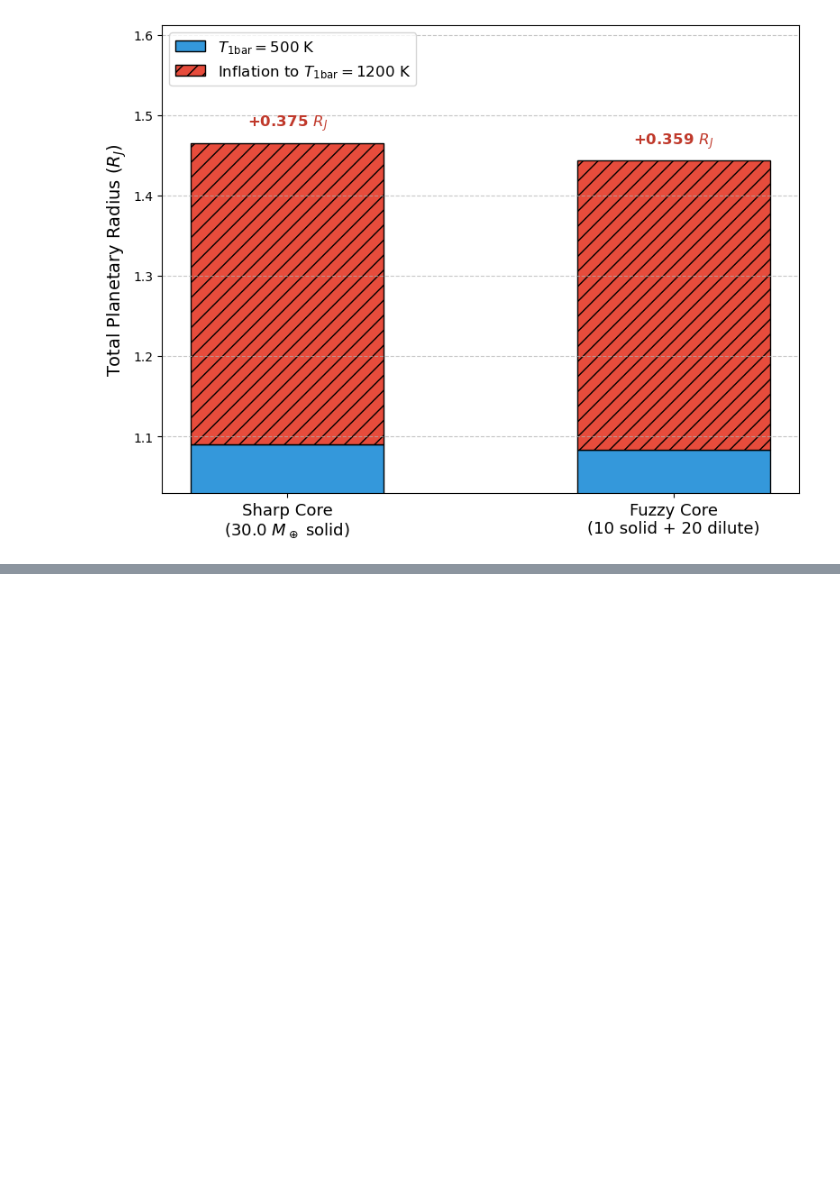
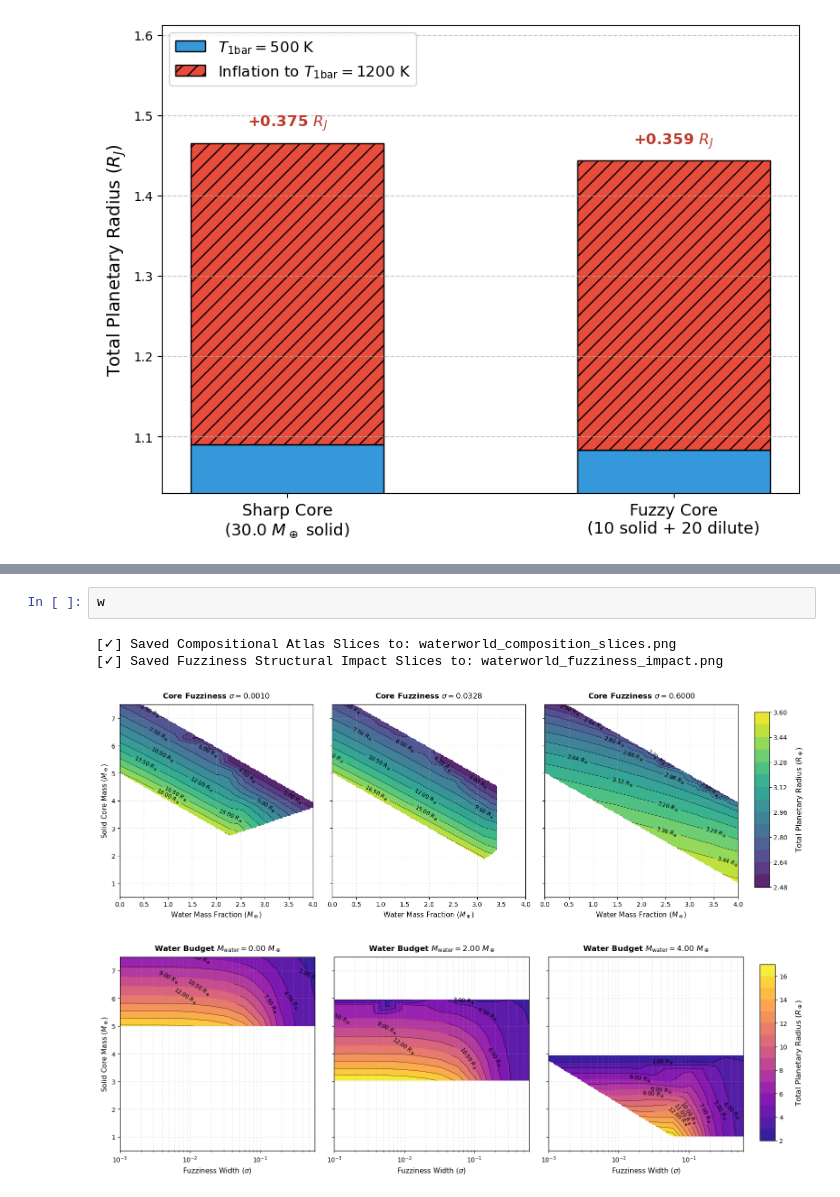
Before and after one commit to ChristianSWilkinson/fuzzycore, a Jupyter notebook: notebooks/planet_stats.ipynb, the cells around one changed output, grey strips where cells are left out. Saved outputs shown, nothing was run; the diff lists cells and outputs as text; blank space fills up the shorter version.

```diff
--- a/notebooks/planet_stats.ipynb
+++ b/notebooks/planet_stats.ipynb
@@ -574,0 +439,7 @@ Intel MKL WARNING: Support of Intel(R) Streaming SIMD Extensions 4.2 (Intel(R) S
+# %%
+w
+# %% [output]
+[✓] Saved Compositional Atlas Slices to: waterworld_composition_slices.png
+[✓] Saved Fuzziness Structural Impact Slices to: waterworld_fuzziness_impact.png
+[figure, added]
+[figure, added]
```
Also changed, not shown: parts of 14 cells of this notebook, 29 other files.
